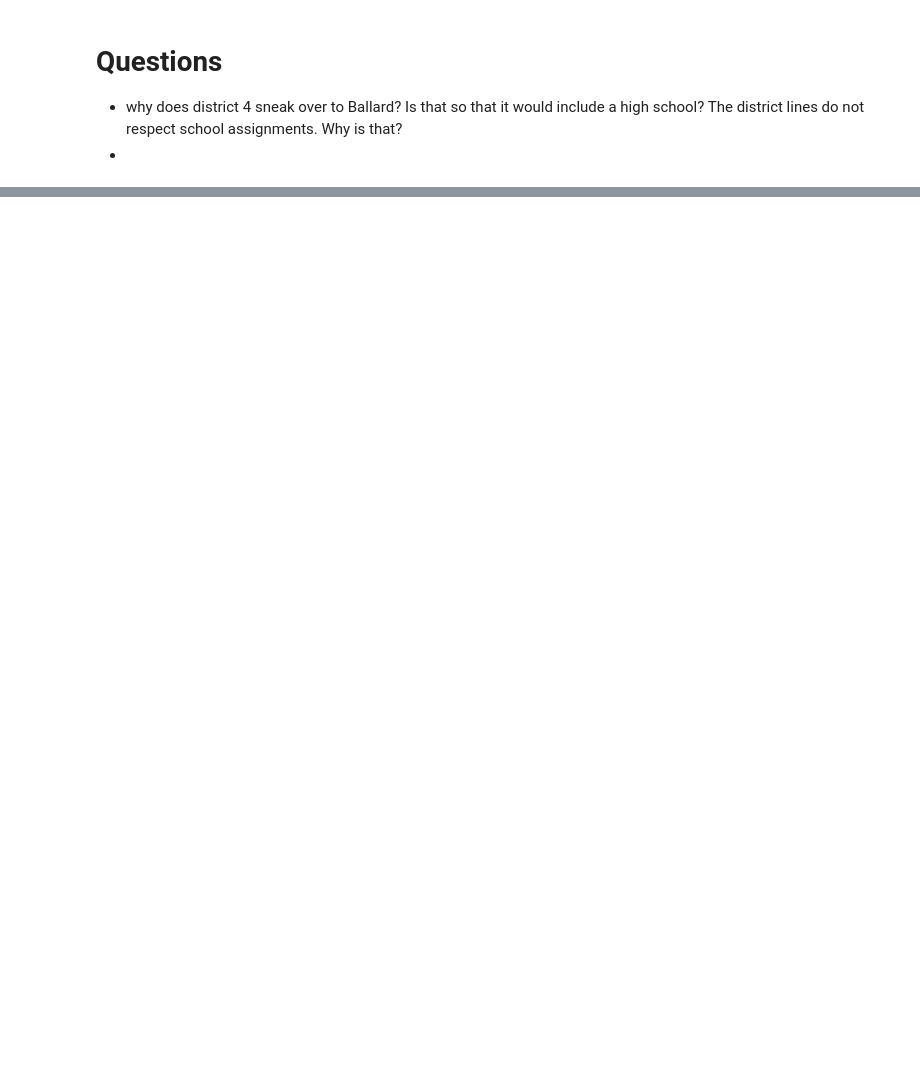
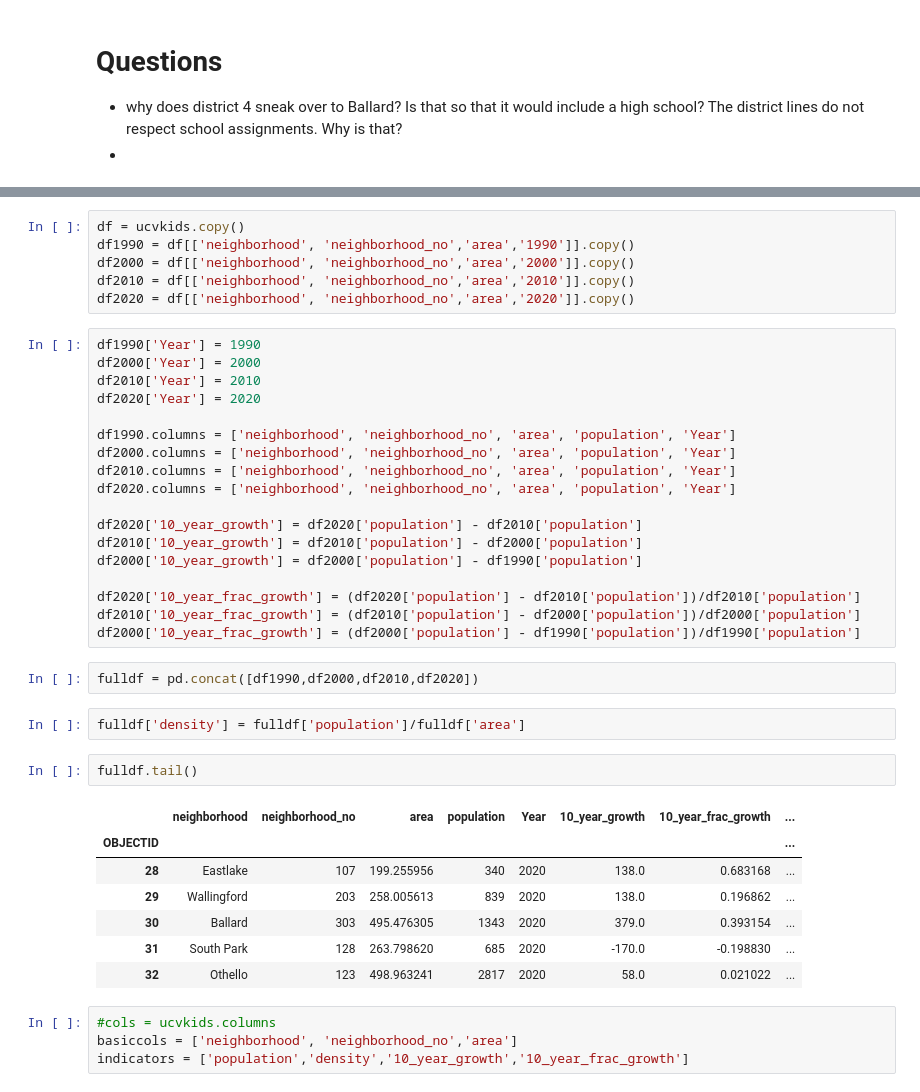
Before and after one commit to lauraminter/seattle-kids, a Jupyter notebook: seattle_kids_01_data_cleaning.ipynb, the cells around one changed output, grey strips where cells are left out. Cells and saved outputs as stored; diff of their text form; blank space fills up the shorter version.

Commit message:
reworked dataframe format to work with the dash tutorial

```diff
--- a/seattle_kids_01_data_cleaning.ipynb
+++ b/seattle_kids_01_data_cleaning.ipynb
@@ -507,0 +520,42 @@ The city monitors permits for new housing and projects housing development acros
+# %%
+df = ucvkids.copy()
+df1990 = df[['neighborhood', 'neighborhood_no','area','1990']].copy()
+df2000 = df[['neighborhood', 'neighborhood_no','area','2000']].copy()
+df2010 = df[['neighborhood', 'neighborhood_no','area','2010']].copy()
+df2020 = df[['neighborhood', 'neighborhood_no','area','2020']].copy()
+# %%
+df1990['Year'] = 1990
+df2000['Year'] = 2000
+df2010['Year'] = 2010
+df2020['Year'] = 2020
+
+df1990.columns = ['neighborhood', 'neighborhood_no', 'area', 'population', 'Year']
+df2000.columns = ['neighborhood', 'neighborhood_no', 'area', 'population', 'Year']
+df2010.columns = ['neighborhood', 'neighborhood_no', 'area', 'population', 'Year']
+df2020.columns = ['neighborhood', 'neighborhood_no', 'area', 'population', 'Year']
+
+df2020['10_year_growth'] = df2020['population'] - df2010['population']
+df2010['10_year_growth'] = df2010['population'] - df2000['population']
+df2000['10_year_growth'] = df2000['population'] - df1990['population']
+
+df2020['10_year_frac_growth'] = (df2020['population'] - df2010['population'])/df2010['population']
+df2010['10_year_frac_growth'] = (df2010['population'] - df2000['population'])/df2000['population']
+df2000['10_year_frac_growth'] = (df2000['population'] - df1990['population'])/df1990['population']
+# %%
+fulldf = pd.concat([df1990,df2000,df2010,df2020])
+# %%
+fulldf['density'] = fulldf['population']/fulldf['area']
+# %%
+fulldf.tail()
+# %% [output]
+|  | neighborhood | neighborhood_no | area | population | Year | 10_year_growth | 10_year_frac_growth | ... |
+| OBJECTID |  |  |  |  |  |  |  | ... |
+| 28 | Eastlake | 107 | 199.255956 | 340 | 2020 | 138.0 | 0.683168 | ... |
+| 29 | Wallingford | 203 | 258.005613 | 839 | 2020 | 138.0 | 0.196862 | ... |
+| 30 | Ballard | 303 | 495.476305 | 1343 | 2020 | 379.0 | 0.393154 | ... |
+| 31 | South Park | 128 | 263.798620 | 685 | 2020 | -170.0 | -0.198830 | ... |
+| 32 | Othello | 123 | 498.963241 | 2817 | 2020 | 58.0 | 0.021022 | ... |
+# %%
+#cols = ucvkids.columns
+basiccols = ['neighborhood', 'neighborhood_no','area']
+indicators = ['population','density','10_year_growth','10_year_frac_growth']
```
Also changed, not shown: parts of 13 cells of this notebook, 3 other files.
